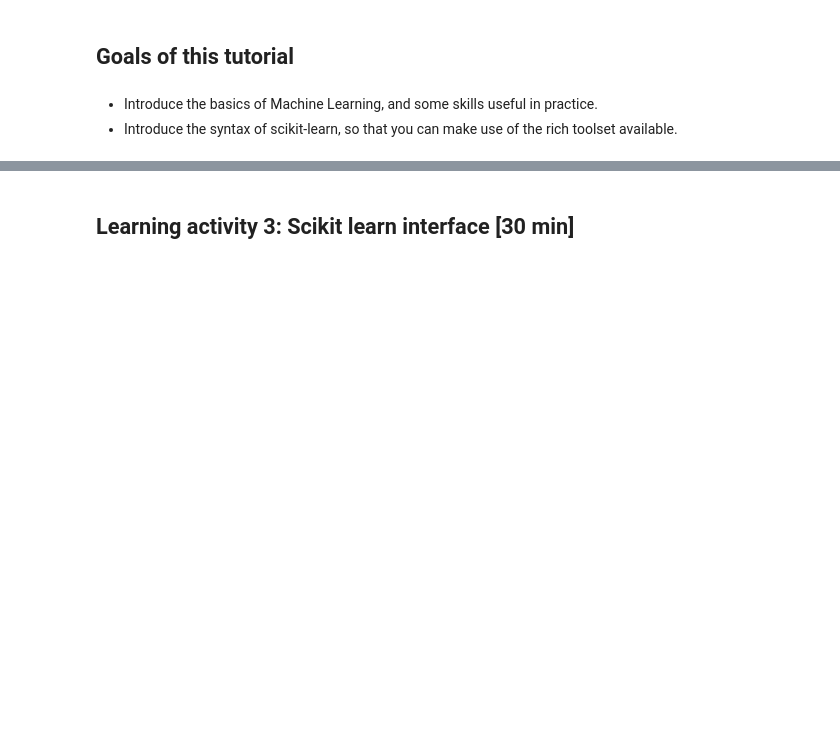
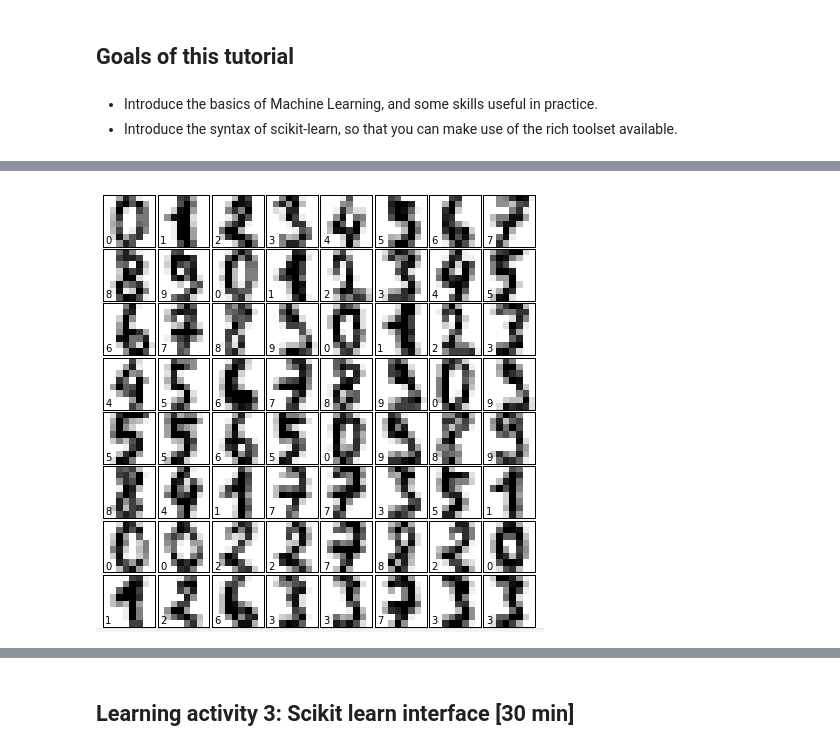
Before and after one commit to HolgerKunz/machine_learning_cca1, a Jupyter notebook: Module0.ipynb, the cells around one changed output, grey strips where cells are left out. Cells and saved outputs as stored; diff of their text form; code cells hidden in the pictures; blank space fills up the shorter version.

```diff
--- a/Module0.ipynb
+++ b/Module0.ipynb
@@ -51,0 +79,5 @@ Decision trees; Support vector machines; Random Forests; K-nearest neighbour; Na
+# %%
+from IPython.display import display, Image
+display(Image(filename='images/digits_figure.png'))
+# %% [output]
+[figure, added]
```
Also changed, not shown: parts of 58 cells of this notebook, 19 other files.
